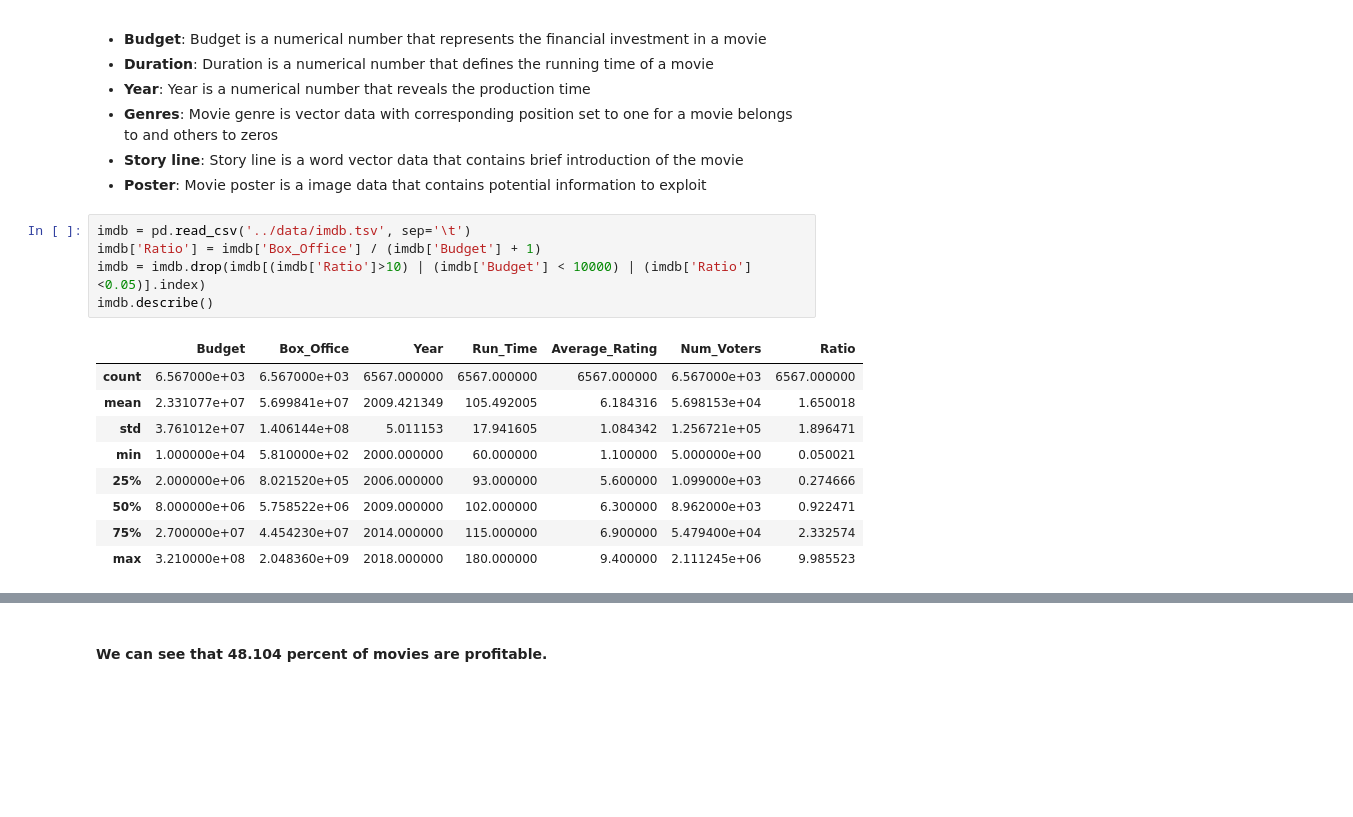
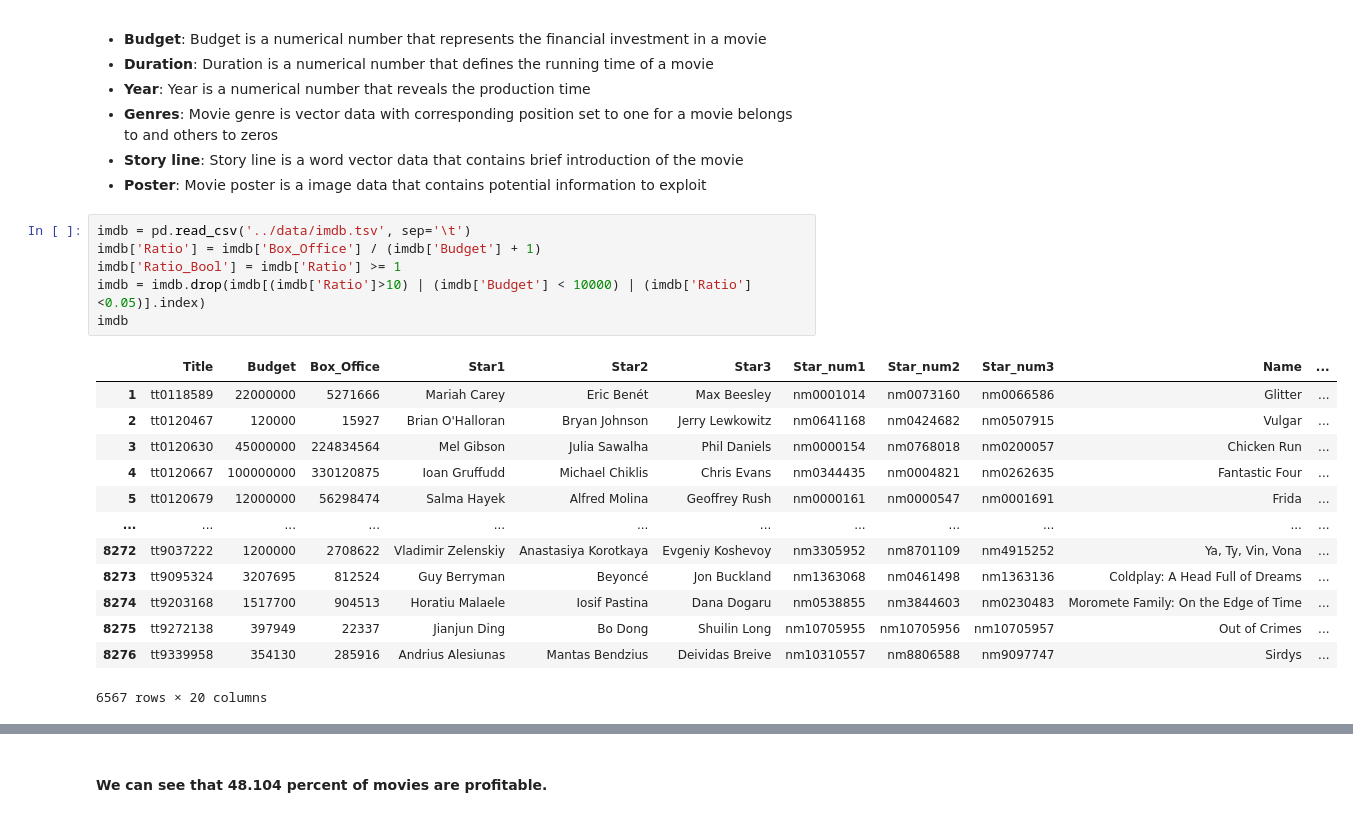
Before and after one commit to pupboss/CE7454-Project-Fall2019, a Jupyter notebook: notebook/notebook.ipynb, the cells around one changed output, grey strips where cells are left out. Drawn from its saved outputs; the diff is of its cells as text; blank space fills up the shorter version.

```diff
--- a/notebook/notebook.ipynb
+++ b/notebook/notebook.ipynb
@@ -52,15 +54,20 @@ In this section, we investigate the impact of different variables on movie ratin
 # %%
 imdb = pd.read_csv('../data/imdb.tsv', sep='\t')
 imdb['Ratio'] = imdb['Box_Office'] / (imdb['Budget'] + 1)
+imdb['Ratio_Bool'] = imdb['Ratio'] >= 1
 imdb = imdb.drop(imdb[(imdb['Ratio']>10) | (imdb['Budget'] < 10000) | (imdb['Ratio']<0.05)].index)
-imdb.describe()
+imdb
 # %% [output]
-|  | Budget | Box_Office | Year | Run_Time | Average_Rating | Num_Voters | Ratio |
-| count | 6.567000e+03 | 6.567000e+03 | 6567.000000 | 6567.000000 | 6567.000000 | 6.567000e+03 | 6567.000000 |
-| mean | 2.331077e+07 | 5.699841e+07 | 2009.421349 | 105.492005 | 6.184316 | 5.698153e+04 | 1.650018 |
-| std | 3.761012e+07 | 1.406144e+08 | 5.011153 | 17.941605 | 1.084342 | 1.256721e+05 | 1.896471 |
-| min | 1.000000e+04 | 5.810000e+02 | 2000.000000 | 60.000000 | 1.100000 | 5.000000e+00 | 0.050021 |
-| 25% | 2.000000e+06 | 8.021520e+05 | 2006.000000 | 93.000000 | 5.600000 | 1.099000e+03 | 0.274666 |
-| 50% | 8.000000e+06 | 5.758522e+06 | 2009.000000 | 102.000000 | 6.300000 | 8.962000e+03 | 0.922471 |
-| 75% | 2.700000e+07 | 4.454230e+07 | 2014.000000 | 115.000000 | 6.900000 | 5.479400e+04 | 2.332574 |
-| max | 3.210000e+08 | 2.048360e+09 | 2018.000000 | 180.000000 | 9.400000 | 2.111245e+06 | 9.985523 |
+|  | Title | Budget | Box_Office | Star1 | Star2 | Star3 | Star_num1 | Star_num2 | Star_num3 | Name | ... |
+| 1 | tt0118589 | 22000000 | 5271666 | Mariah Carey | Eric Benét | Max Beesley | nm0001014 | nm0073160 | nm0066586 | Glitter | ... |
+| 2 | tt0120467 | 120000 | 15927 | Brian O'Halloran | Bryan Johnson | Jerry Lewkowitz | nm0641168 | nm0424682 | nm0507915 | Vulgar | ... |
+| 3 | tt0120630 | 45000000 | 224834564 | Mel Gibson | Julia Sawalha | Phil Daniels | nm0000154 | nm0768018 | nm0200057 | Chicken Run | ... |
+| 4 | tt0120667 | 100000000 | 330120875 | Ioan Gruffudd | Michael Chiklis | Chris Evans | nm0344435 | nm0004821 | nm0262635 | Fantastic Four | ... |
+| 5 | tt0120679 | 12000000 | 56298474 | Salma Hayek | Alfred Molina | Geoffrey Rush | nm0000161 | nm0000547 | nm0001691 | Frida | ... |
+| ... | ... | ... | ... | ... | ... | ... | ... | ... | ... | ... | ... |
+| 8272 | tt9037222 | 1200000 | 2708622 | Vladimir Zelenskiy | Anastasiya Korotkaya | Evgeniy Koshevoy | nm3305952 | nm8701109 | nm4915252 | Ya, Ty, Vin, Vona | ... |
+| 8273 | tt9095324 | 3207695 | 812524 | Guy Berryman | Beyoncé | Jon Buckland | nm1363068 | nm0461498 | nm1363136 | Coldplay: A Head Full of Dreams | ... |
+| 8274 | tt9203168 | 1517700 | 904513 | Horatiu Malaele | Iosif Pastina | Dana Dogaru | nm0538855 | nm3844603 | nm0230483 | Moromete Family: On the Edge of Time | ... |
+| 8275 | tt9272138 | 397949 | 22337 | Jianjun Ding | Bo Dong | Shuilin Long | nm10705955 | nm10705956 | nm10705957 | Out of Crimes | ... |
+| 8276 | tt9339958 | 354130 | 285916 | Andrius Alesiunas | Mantas Bendzius | Deividas Breive | nm10310557 | nm8806588 | nm9097747 | Sirdys | ... |
+6567 rows × 20 columns
```
Also changed, not shown: parts of 6 cells of this notebook.
